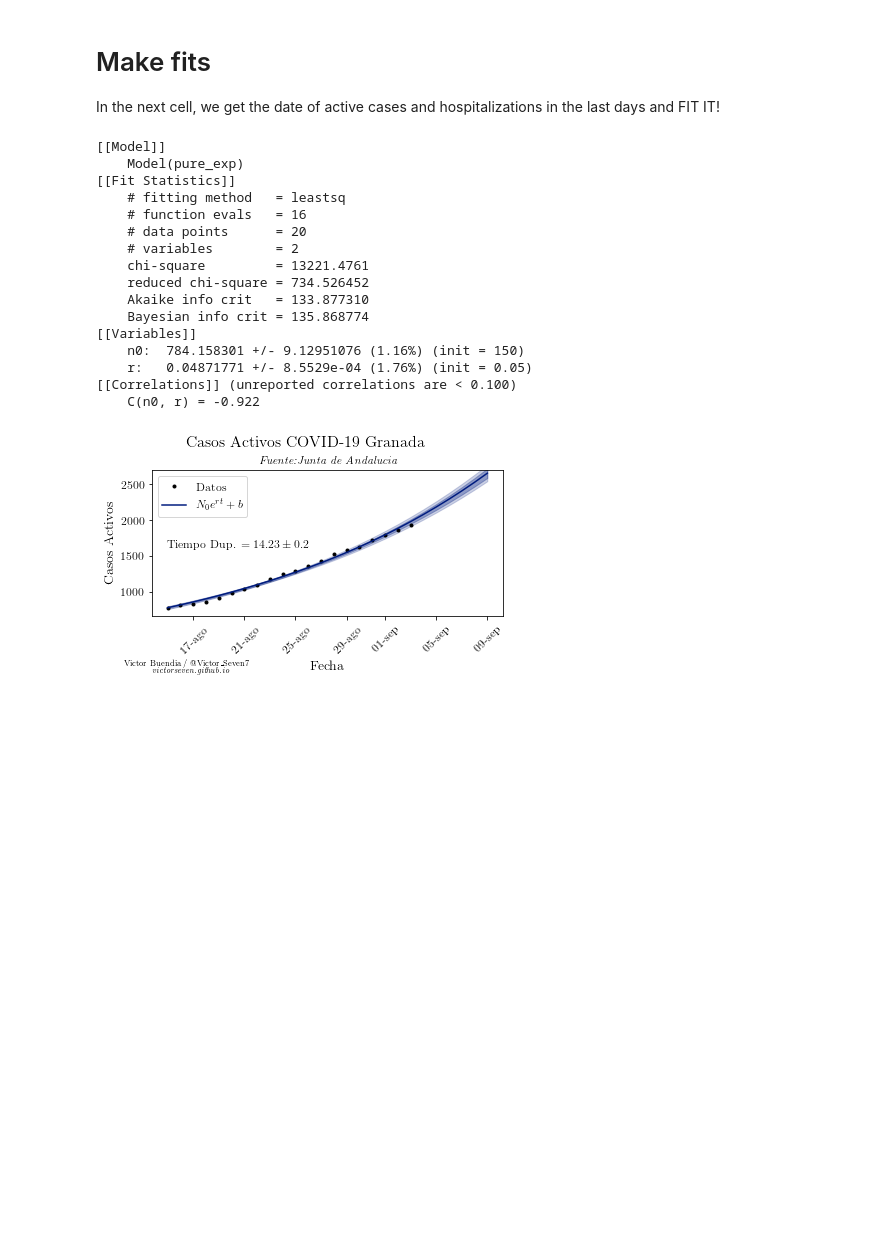
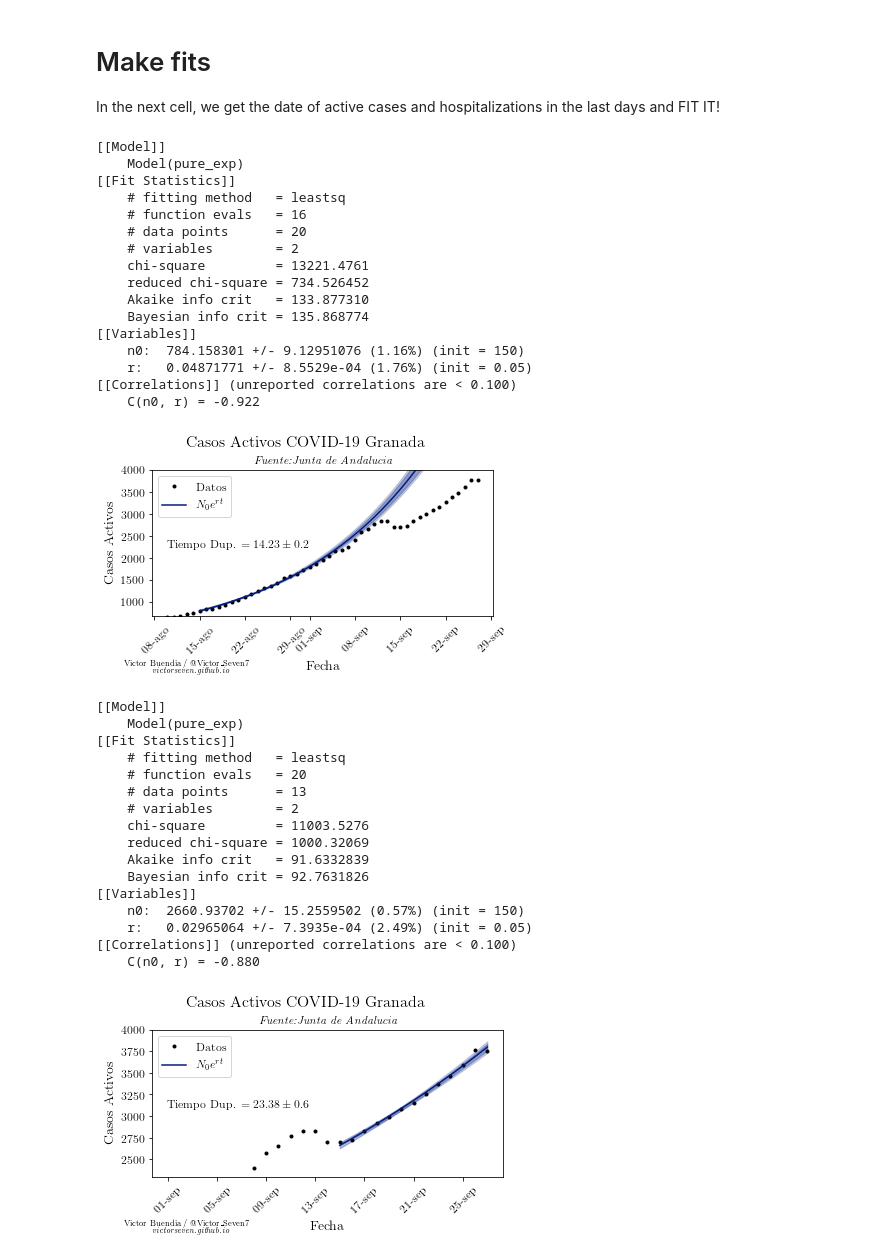
Before and after one commit to VictorSeven/CovidAndalucia, a Jupyter notebook: analisis/analisys.ipynb, the cells around one changed output. Cells and saved outputs as stored; diff of their text form; code cells hidden in the pictures; blank space fills up the shorter version.

Commit message:
Updated with data of September, 28

```diff
--- a/analisis/analisys.ipynb
+++ b/analisis/analisys.ipynb
@@ -150,7 +150,7 @@ def mask_dates(date0_st, datef_st, fechas):
 
 
 def make_fit(fechas, datos, models, observables, date_start_fit,
-            date_end_fit, date_end_pred, date_end_show, rate_par,
+            date_end_fit, date_start_show, date_end_show, date_end_pred, rate_par,
              filepath, sigma=2, ylim=None, logscale=False,
             ylabel="Casos Activos", title="Casos Activos",
              source="Junta de Andalucia", legend_loc="best"):
@@ -167,8 +167,8 @@ def make_fit(fechas, datos, models, observables, date_start_fit,
     observables, like duplication time or similar... its arguments will always be
     a dictionary of the parameters
     *date_start_fit, date_end_fit: interval of dates to fit
+    *date_start_show, date_end_show: will show data until this date
     *date_end_pred: will show predictions of the model until this date
-    *date_end_show: will show data until this date
     *filepath: where to save the grahs
     *rate_par: string name of the parameter that encondes exponential growth,
     or other parameter of interest to see its error. Can be null
@@ -180,7 +180,7 @@ def make_fit(fechas, datos, models, observables, date_start_fit,
     #Get the timespan where we'll do the fit and the prediction
     mask_fit, dates_fit = mask_dates(date_start_fit, date_end_fit, fechas)
     mask_pred, dates_pred = mask_dates(date_start_fit, date_end_pred, fechas)
-    mask_show, dates_show = mask_dates(date_start_fit, date_end_show, fechas)
+    mask_show, dates_show = mask_dates(date_start_show, date_end_show, fechas)
 
     #Get time spans explicitly -they have to be provided as arguments
     ndays_fit, ndays_pred = np.size(dates_fit), np.size(dates_pred)
@@ -204,11 +204,11 @@ def make_fit(fechas, datos, models, observables, date_start_fit,
         #in order to get the initial guess
         model_pars = model.make_params()
         model_fit = model.fit(datos[mask_fit].values, model_pars, x=fit_timespan)
-        #model_error = model_fit.eval_uncertainty(model_fit.params, sigma=2)
+
         print(model_fit.fit_report())
         print("")
 
-        #Get the observables and show tem
+        #Get the observables and show them
         if observables != None:
             for j,quan_key in enumerate(observables):
                 quantity = observables[quan_key](model_fit.params)
@@ -378,34 +378,60 @@ def pure_dup_time(pars_dict):
 
 def saturation(pars_dict):
     a,r,n0 = pars_dict["a"].value, pars_dict["r"].value, pars_dict["n0"].value
     da,dr,dn0 = pars_dict["a"].stderr, pars_dict["r"].stderr, pars_dict["n0"].stderr
 
     value = n0**2 / (n0-a)
     error = n0 * (n0 * da + dn0 * np.abs(n0-2*a)) / (n0-a)**2
 
     return value,error
 
-models_dict = {r"$N_0 e^{rt} + b$":pure_exp}
+models_dict = {r"$N_0 e^{rt}$":pure_exp}
 observ_dict = {"Tiempo Dup.": pure_dup_time}
 
 make_fit(data_pr.Fecha, activos, models_dict, observ_dict,
-         "2020-08-15", "2020-09-04", "2020-09-10", "2020-09-04",
-         "r", GRAPHS_OUT + "gr_fit_agosto",  ylim=2700, logscale=False)
+         "2020-08-15", "2020-09-04",
+         "2020-08-10", "2020-09-28",
+         "2020-09-28",
+         "r", GRAPHS_OUT + "gr_fit_agosto",  ylim=4000, logscale=False)
+
+
+make_fit(data_pr.Fecha, activos, models_dict, observ_dict,
+         "2020-09-15", "2020-09-28",
+         "2020-09-1", "2020-09-28",
+         "2020-09-28",
+         "r", GRAPHS_OUT + "gr_fit_28_sept",  ylim=4000, logscale=False)
 # %% [output]
 [[Model]]
     Model(pure_exp)
 [[Fit Statistics]]
     # fitting method   = leastsq
     # function evals   = 16
     # data points      = 20
     # variables        = 2
     chi-square         = 13221.4761
     reduced chi-square = 734.526452
     Akaike info crit   = 133.877310
     Bayesian info crit = 135.868774
 [[Variables]]
     n0:  784.158301 +/- 9.12951076 (1.16%) (init = 150)
     r:   0.04871771 +/- 8.5529e-04 (1.76%) (init = 0.05)
 [[Correlations]] (unreported correlations are < 0.100)
     C(n0, r) = -0.922
-[figure, old version]
+[figure, new version]
+[[Model]]
+    Model(pure_exp)
+[[Fit Statistics]]
+    # fitting method   = leastsq
+    # function evals   = 20
+    # data points      = 13
+    # variables        = 2
+    chi-square         = 11003.5276
+    reduced chi-square = 1000.32069
+    Akaike info crit   = 91.6332839
+    Bayesian info crit = 92.7631826
+[[Variables]]
+    n0:  2660.93702 +/- 15.2559502 (0.57%) (init = 150)
+    r:   0.02965064 +/- 7.3935e-04 (2.49%) (init = 0.05)
+[[Correlations]] (unreported correlations are < 0.100)
+    C(n0, r) = -0.880
+[figure, added]
```
Also changed, not shown: parts of 1 cell of this notebook, 19 other files.
